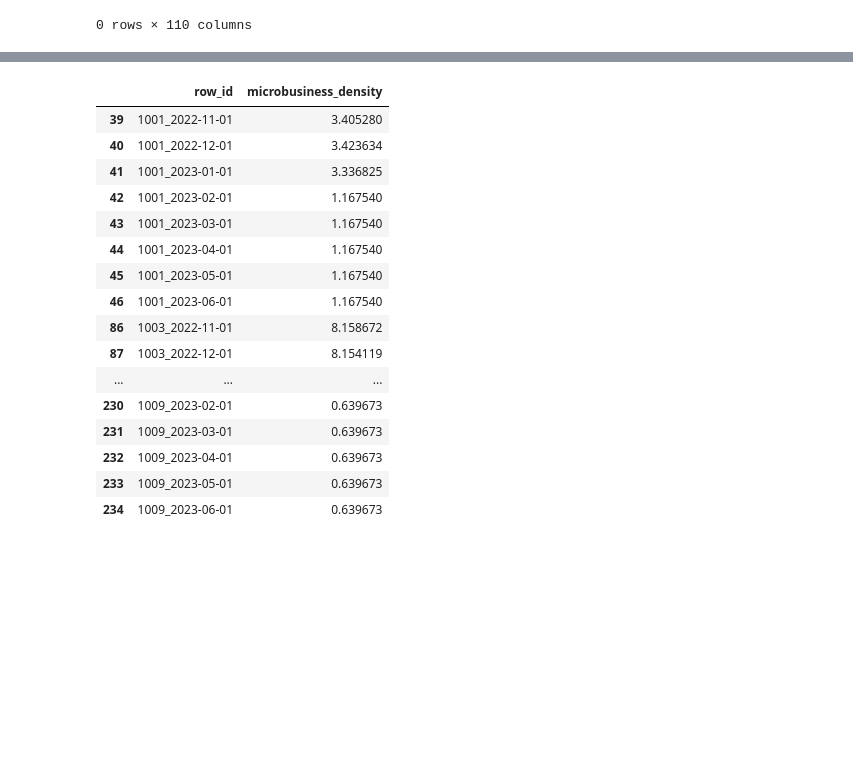
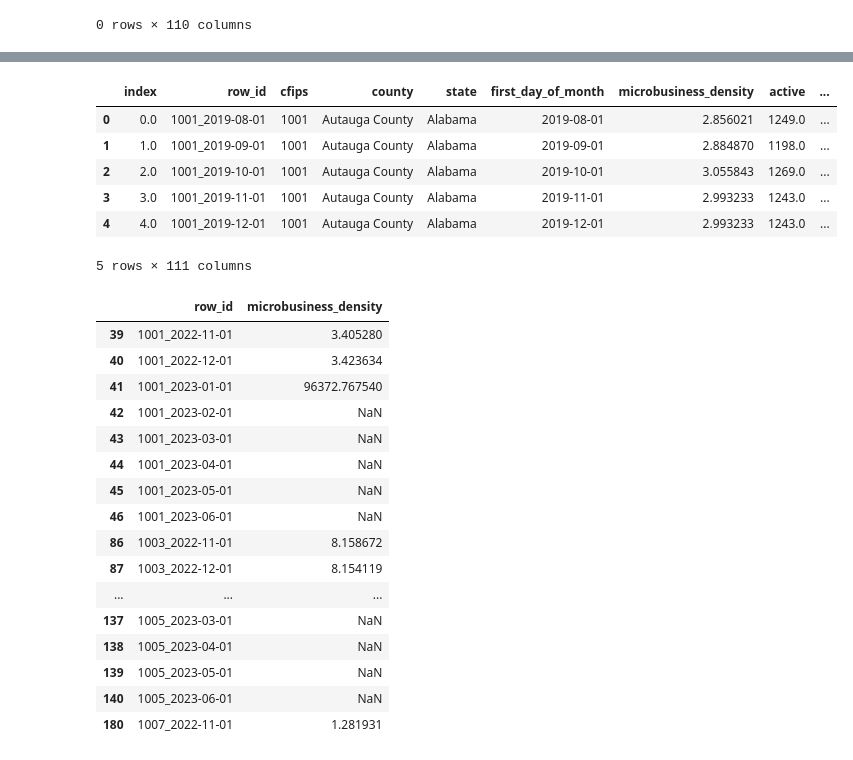
Before and after one commit to ArtemBoltaev/microbisuness_density_forecasting_kaggle, a Jupyter notebook: notebooks/godaddy-tune-catboost-by-jst.ipynb, the cells around one changed output, grey strips where cells are left out. Drawn from its saved outputs; the diff is of its cells as text; code cells hidden in the pictures; blank space fills up the shorter version.

```diff
--- a/notebooks/godaddy-tune-catboost-by-jst.ipynb
+++ b/notebooks/godaddy-tune-catboost-by-jst.ipynb
@@ -559,7 +619,10 @@ df2020.set_index("cfips", inplace=True)
-# %%
-raw = raw.join(df2020, on="cfips")
-maska = raw["first_day_of_month"] == "2023-01-01"
-raw.loc[maska, "microbusiness_density"] = (
-    raw.loc[maska, "ypred"] * raw.loc[maska, "mnoshitel"]
-)
-raw.drop(columns="mnoshitel", inplace=True)
+# %%
+raw.head()
+# %% [output]
+|  | index | row_id | cfips | county | state | first_day_of_month | microbusiness_density | active | ... |
+| 0 | 0.0 | 1001_2019-08-01 | 1001 | Autauga County | Alabama | 2019-08-01 | 2.856021 | 1249.0 | ... |
+| 1 | 1.0 | 1001_2019-09-01 | 1001 | Autauga County | Alabama | 2019-09-01 | 2.884870 | 1198.0 | ... |
+| 2 | 2.0 | 1001_2019-10-01 | 1001 | Autauga County | Alabama | 2019-10-01 | 3.055843 | 1269.0 | ... |
+| 3 | 3.0 | 1001_2019-11-01 | 1001 | Autauga County | Alabama | 2019-11-01 | 2.993233 | 1243.0 | ... |
+| 4 | 4.0 | 1001_2019-12-01 | 1001 | Autauga County | Alabama | 2019-12-01 | 2.993233 | 1243.0 | ... |
+5 rows × 111 columns
@@ -571,24 +640,27 @@ test.to_csv("submission.csv", index=False)
 # %%
-sub = pd.read_csv("/kaggle/input/godaddy-lb-13803/submission.csv")
+#stack two submissions
+sub = pd.read_csv(DATA_PATH / "external/godaddy-lb-13803.csv")
 for i, row in sub.iterrows():
     test.iat[i, 1] = 0.65 * test.iat[i, 1] + 0.35 * row["microbusiness_density"]
+
 test.to_csv("submission.csv", index=False)
-test.head(40)
-# %% [output]
-|  | row_id | microbusiness_density |
-| 39 | 1001_2022-11-01 | 3.405280 |
-| 40 | 1001_2022-12-01 | 3.423634 |
-| 41 | 1001_2023-01-01 | 3.336825 |
-| 42 | 1001_2023-02-01 | 1.167540 |
-| 43 | 1001_2023-03-01 | 1.167540 |
-| 44 | 1001_2023-04-01 | 1.167540 |
-| 45 | 1001_2023-05-01 | 1.167540 |
-| 46 | 1001_2023-06-01 | 1.167540 |
-| 86 | 1003_2022-11-01 | 8.158672 |
-| 87 | 1003_2022-12-01 | 8.154119 |
-| ... | ... | ... |
-| 230 | 1009_2023-02-01 | 0.639673 |
-| 231 | 1009_2023-03-01 | 0.639673 |
-| 232 | 1009_2023-04-01 | 0.639673 |
-| 233 | 1009_2023-05-01 | 0.639673 |
-| 234 | 1009_2023-06-01 | 0.639673 |
+# %%
+test.head(25)
+# %% [output]
+|  | row_id | microbusiness_density |
+| 39 | 1001_2022-11-01 | 3.405280 |
+| 40 | 1001_2022-12-01 | 3.423634 |
+| 41 | 1001_2023-01-01 | 96372.767540 |
+| 42 | 1001_2023-02-01 | NaN |
+| 43 | 1001_2023-03-01 | NaN |
+| 44 | 1001_2023-04-01 | NaN |
+| 45 | 1001_2023-05-01 | NaN |
+| 46 | 1001_2023-06-01 | NaN |
+| 86 | 1003_2022-11-01 | 8.158672 |
+| 87 | 1003_2022-12-01 | 8.154119 |
+| ... | ... | ... |
+| 137 | 1005_2023-03-01 | NaN |
+| 138 | 1005_2023-04-01 | NaN |
+| 139 | 1005_2023-05-01 | NaN |
+| 140 | 1005_2023-06-01 | NaN |
+| 180 | 1007_2022-11-01 | 1.281931 |
```
Also changed, not shown: parts of 19 cells of this notebook, 15 other files.
